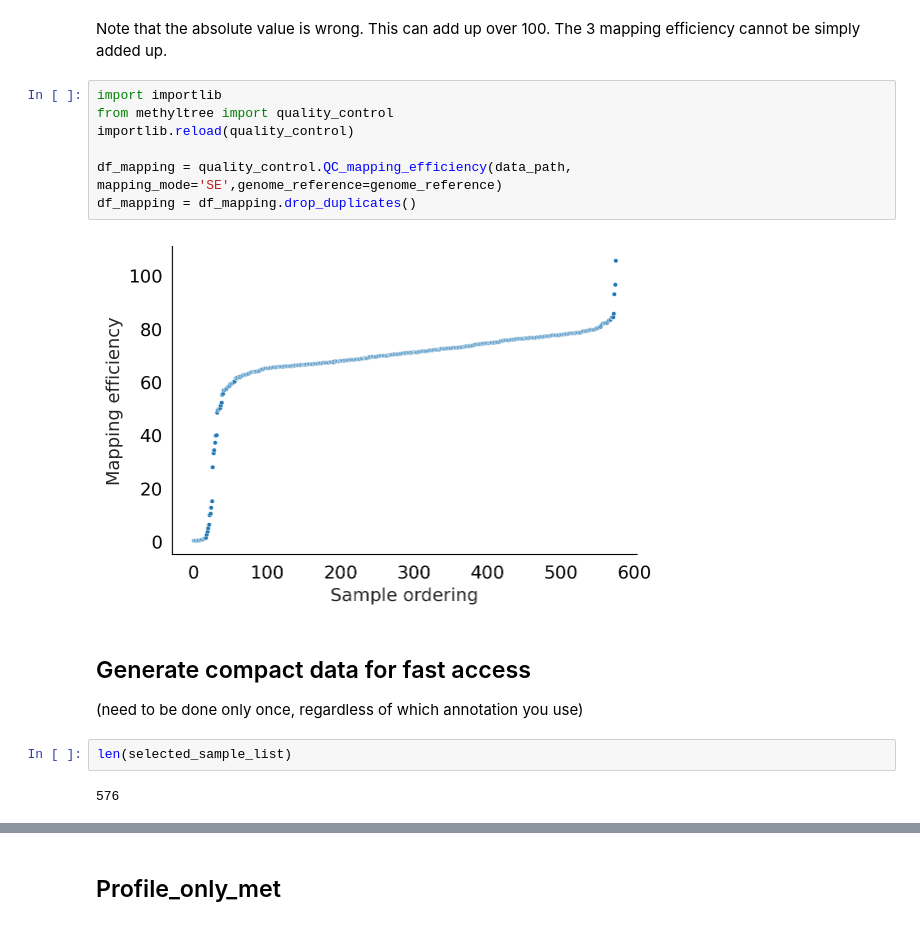
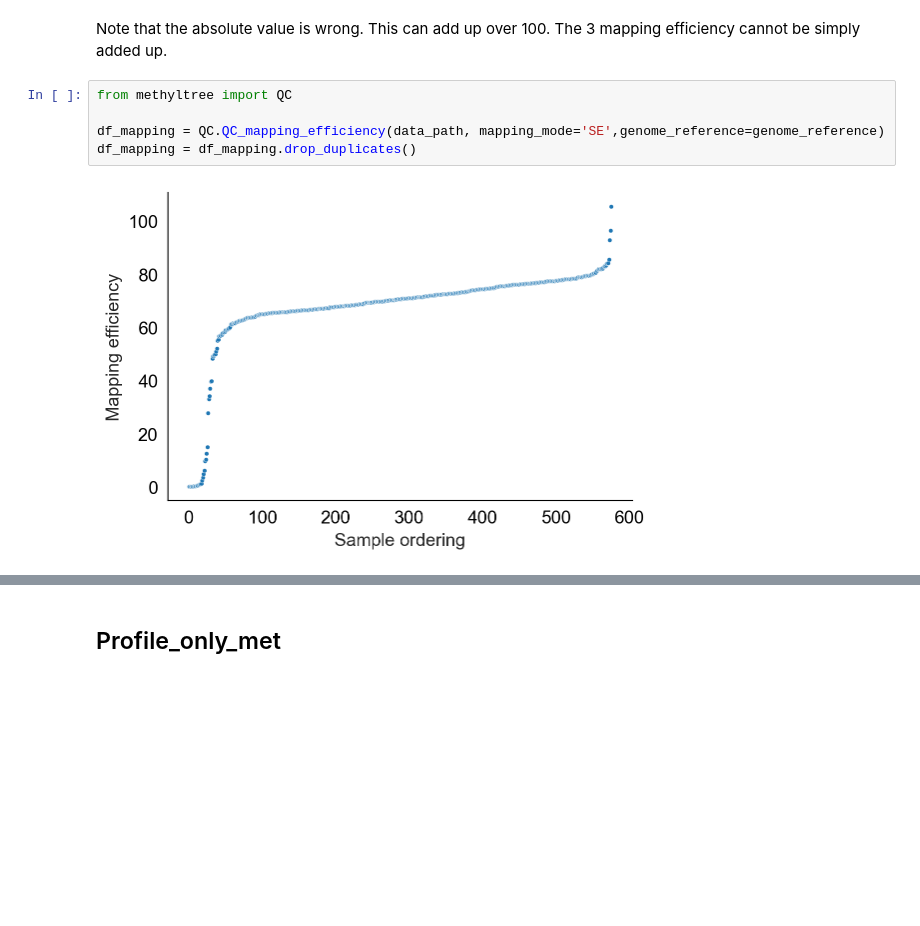
Before and after one commit to ShouWenWang-Lab/MethylTree_notebooks, a Jupyter notebook: mouse_LK_only_quality_checking.ipynb, the cells around one changed output, grey strips where cells are left out. Saved outputs shown, nothing was run; the diff lists cells and outputs as text; blank space fills up the shorter version.

```diff
--- a/mouse_LK_only_quality_checking.ipynb
+++ b/mouse_LK_only_quality_checking.ipynb
@@ -92,18 +96,9 @@ data_path: /storage/wangshouwenLab/limited_shared_folder/MethylTtree_notebook/me
 # %% [markdown]
 Note that the absolute value is wrong. This can add up over 100. The 3 mapping efficiency cannot be simply added up.
 # %%
-import importlib
-from methyltree import quality_control
-importlib.reload(quality_control)
+from methyltree import QC
 
-df_mapping = quality_control.QC_mapping_efficiency(data_path, mapping_mode='SE',genome_reference=genome_reference)
+df_mapping = QC.QC_mapping_efficiency(data_path, mapping_mode='SE',genome_reference=genome_reference)
 df_mapping = df_mapping.drop_duplicates()
 # %% [output]
-[figure, old version]
+[figure, new version]
-# %% [markdown]
-## Generate compact data for fast access
-(need to be done only once, regardless of which annotation you use)
-# %%
-len(selected_sample_list)
-# %% [output]
-576
```
Also changed, not shown: parts of 17 cells of this notebook, 2 other files.
